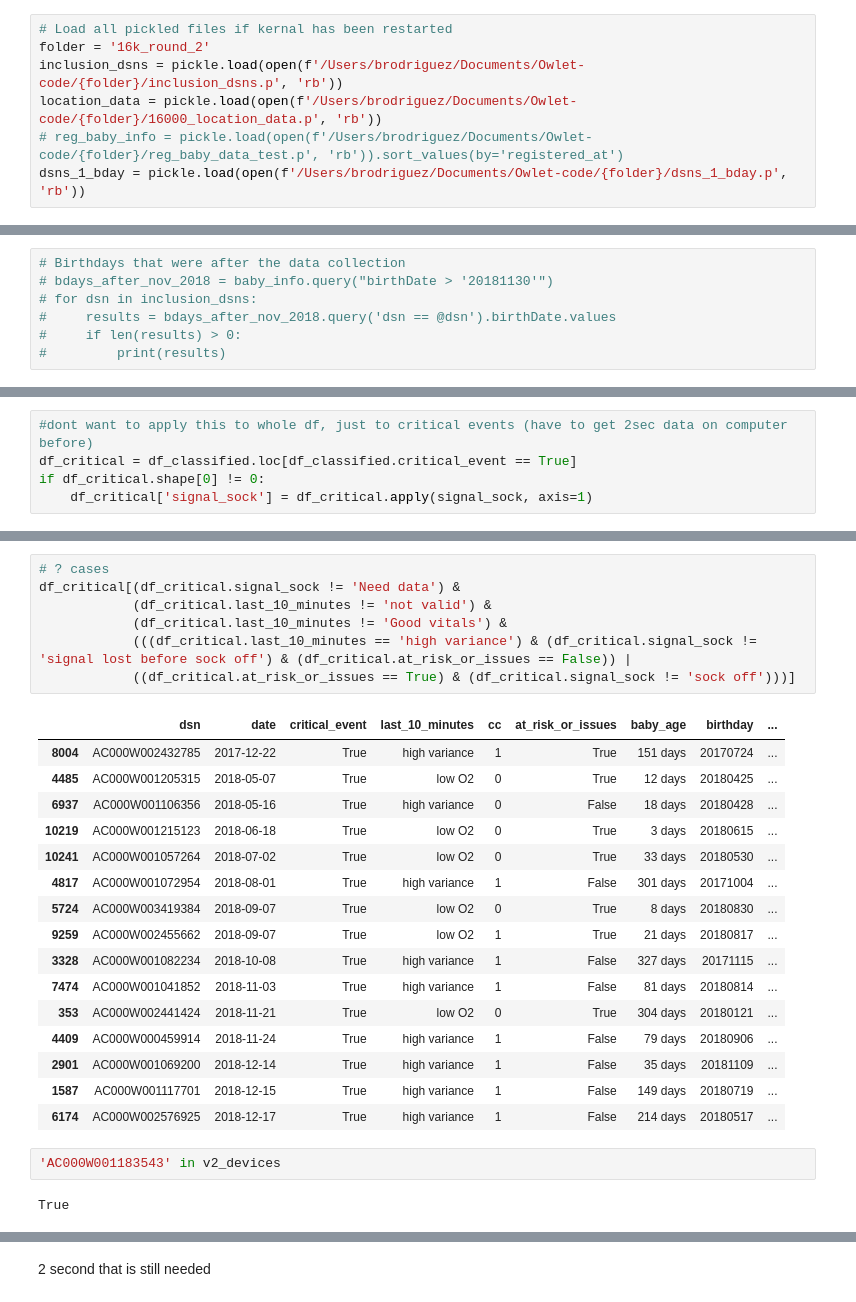
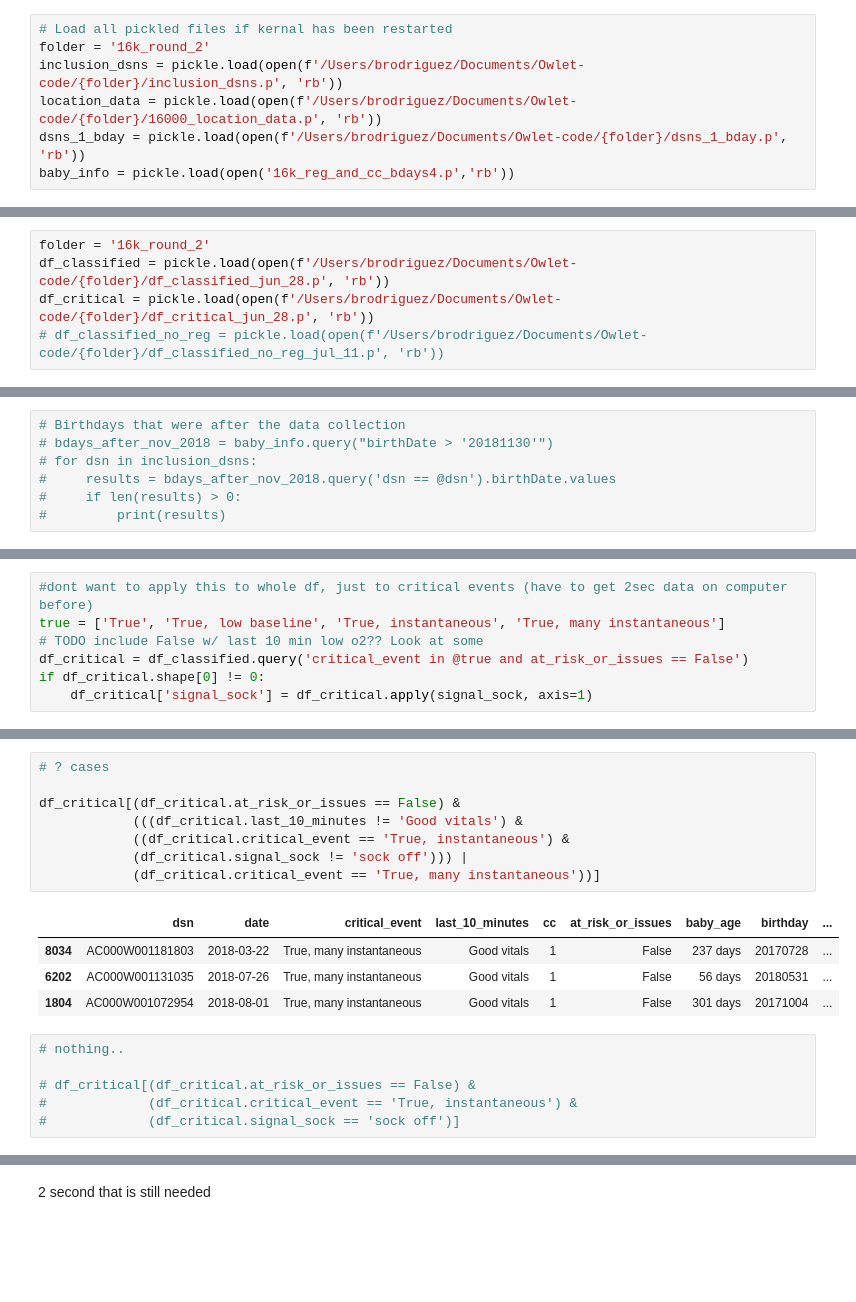
Before and after one commit to baileymichele/Owlet-code, a Jupyter notebook: Flatline Algorithm.ipynb, the cells around one changed output, grey strips where cells are left out. Cells and saved outputs as stored; diff of their text form; blank space fills up the shorter version.

```diff
--- a/Flatline Algorithm.ipynb
+++ b/Flatline Algorithm.ipynb
@@ -458,6 +632,6 @@ def signal_sock(x):
 folder = '16k_round_2'
 inclusion_dsns = pickle.load(open(f'/Users/brodriguez/Documents/Owlet-code/{folder}/inclusion_dsns.p', 'rb'))
 location_data = pickle.load(open(f'/Users/brodriguez/Documents/Owlet-code/{folder}/16000_location_data.p', 'rb'))
-# reg_baby_info = pickle.load(open(f'/Users/brodriguez/Documents/Owlet-code/{folder}/reg_baby_data_test.p', 'rb')).sort_values(by='registered_at')
 dsns_1_bday = pickle.load(open(f'/Users/brodriguez/Documents/Owlet-code/{folder}/dsns_1_bday.p', 'rb'))
+baby_info = pickle.load(open('16k_reg_and_cc_bdays4.p','rb'))
 # %%
@@ -468,0 +657,5 @@ total babies < 1 on last day 11630
+# %%
+folder = '16k_round_2'
+df_classified = pickle.load(open(f'/Users/brodriguez/Documents/Owlet-code/{folder}/df_classified_jun_28.p', 'rb'))
+df_critical = pickle.load(open(f'/Users/brodriguez/Documents/Owlet-code/{folder}/df_critical_jun_28.p', 'rb'))
+# df_classified_no_reg = pickle.load(open(f'/Users/brodriguez/Documents/Owlet-code/{folder}/df_classified_no_reg_jul_11.p', 'rb'))
@@ -543,0 +737,7 @@ df_critical_round1
+# %%
+#dont want to apply this to whole df, just to critical events (have to get 2sec data on computer before)
+true = ['True', 'True, low baseline', 'True, instantaneous', 'True, many instantaneous']
+# TODO include False w/ last 10 min low o2?? Look at some
+df_critical = df_classified.query('critical_event in @true and at_risk_or_issues == False')
+if df_critical.shape[0] != 0:
+    df_critical['signal_sock'] = df_critical.apply(signal_sock, axis=1)
@@ -571,5 +762,0 @@ Get 2 second data for critical events before further classification
-# %%
-#dont want to apply this to whole df, just to critical events (have to get 2sec data on computer before)
-df_critical = df_classified.loc[df_classified.critical_event == True]
-if df_critical.shape[0] != 0:
-    df_critical['signal_sock'] = df_critical.apply(signal_sock, axis=1)
@@ -632,28 +814,19 @@ df_critical[(df_critical.last_10_minutes != 'Good vitals') &
 # %%
 # ? cases
-df_critical[(df_critical.signal_sock != 'Need data') &
-            (df_critical.last_10_minutes != 'not valid') &
-            (df_critical.last_10_minutes != 'Good vitals') &
-            (((df_critical.last_10_minutes == 'high variance') & (df_critical.signal_sock != 'signal lost before sock off') & (df_critical.at_risk_or_issues == False)) |
-            ((df_critical.at_risk_or_issues == True) & (df_critical.signal_sock != 'sock off')))]
+
+df_critical[(df_critical.at_risk_or_issues == False) &
+            (((df_critical.last_10_minutes != 'Good vitals') &
+            ((df_critical.critical_event == 'True, instantaneous') &
+            (df_critical.signal_sock != 'sock off'))) |
+            (df_critical.critical_event == 'True, many instantaneous'))]
 # %% [output]
 |  | dsn | date | critical_event | last_10_minutes | cc | at_risk_or_issues | baby_age | birthday | ... |
-| 8004 | AC000W002432785 | 2017-12-22 | True | high variance | 1 | True | 151 days | 20170724 | ... |
-| 4485 | AC000W001205315 | 2018-05-07 | True | low O2 | 0 | True | 12 days | 20180425 | ... |
-| 6937 | AC000W001106356 | 2018-05-16 | True | high variance | 0 | False | 18 days | 20180428 | ... |
-| 10219 | AC000W001215123 | 2018-06-18 | True | low O2 | 0 | True | 3 days | 20180615 | ... |
-| 10241 | AC000W001057264 | 2018-07-02 | True | low O2 | 0 | True | 33 days | 20180530 | ... |
-| 4817 | AC000W001072954 | 2018-08-01 | True | high variance | 1 | False | 301 days | 20171004 | ... |
-| 5724 | AC000W003419384 | 2018-09-07 | True | low O2 | 0 | True | 8 days | 20180830 | ... |
-| 9259 | AC000W002455662 | 2018-09-07 | True | low O2 | 1 | True | 21 days | 20180817 | ... |
-| 3328 | AC000W001082234 | 2018-10-08 | True | high variance | 1 | False | 327 days | 20171115 | ... |
-| 7474 | AC000W001041852 | 2018-11-03 | True | high variance | 1 | False | 81 days | 20180814 | ... |
-| 353 | AC000W002441424 | 2018-11-21 | True | low O2 | 0 | True | 304 days | 20180121 | ... |
-| 4409 | AC000W000459914 | 2018-11-24 | True | high variance | 1 | False | 79 days | 20180906 | ... |
-| 2901 | AC000W001069200 | 2018-12-14 | True | high variance | 1 | False | 35 days | 20181109 | ... |
-| 1587 | AC000W001117701 | 2018-12-15 | True | high variance | 1 | False | 149 days | 20180719 | ... |
-| 6174 | AC000W002576925 | 2018-12-17 | True | high variance | 1 | False | 214 days | 20180517 | ... |
+| 8034 | AC000W001181803 | 2018-03-22 | True, many instantaneous | Good vitals | 1 | False | 237 days | 20170728 | ... |
+| 6202 | AC000W001131035 | 2018-07-26 | True, many instantaneous | Good vitals | 1 | False | 56 days | 20180531 | ... |
+| 1804 | AC000W001072954 | 2018-08-01 | True, many instantaneous | Good vitals | 1 | False | 301 days | 20171004 | ... |
-# %%
-'AC000W001183543' in v2_devices
-# %% [output]
-True
+# %%
+# nothing..
+
+# df_critical[(df_critical.at_risk_or_issues == False) &
+#             (df_critical.critical_event == 'True, instantaneous') &
+#             (df_critical.signal_sock == 'sock off')]
```
Also changed, not shown: parts of 80 cells of this notebook, 4 other files.
